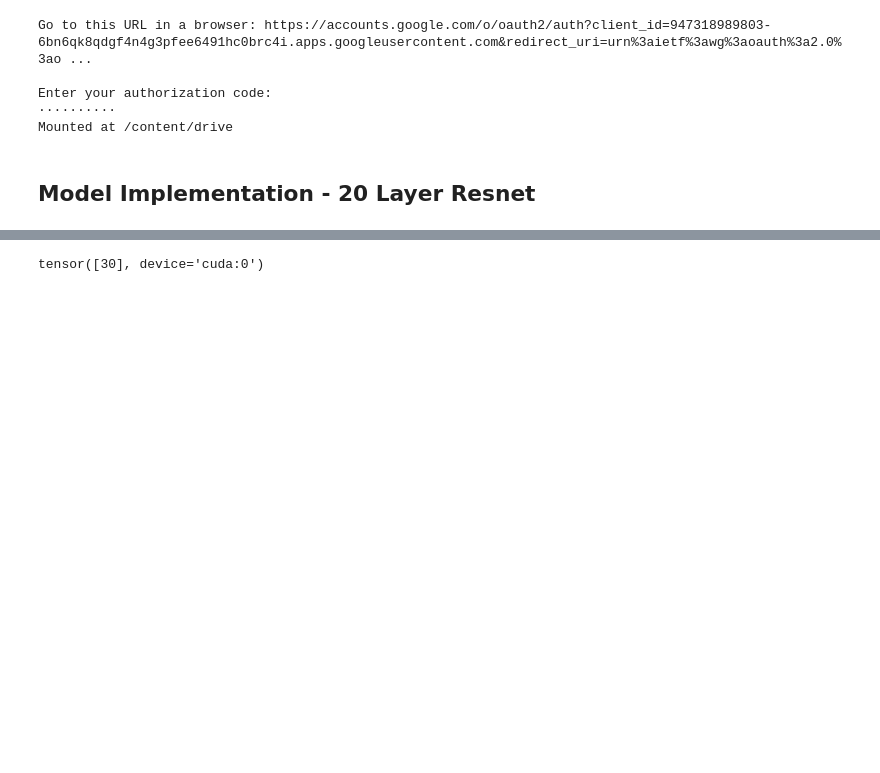
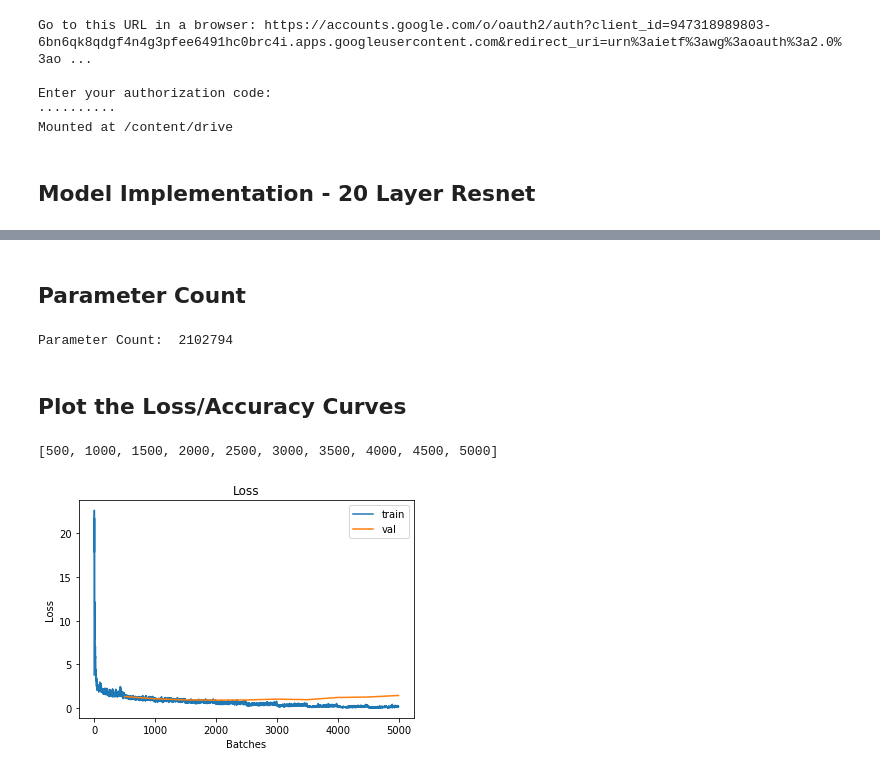
Before and after one commit to ericburdett/cs601r-dl, a Jupyter notebook: DL_Lab1.ipynb, the cells around one changed output, grey strips where cells are left out. Saved outputs shown, nothing was run; the diff lists cells and outputs as text; code cells hidden in the pictures; blank space fills up the shorter version.

Commit message:
Plots, Confusion Matrix

```diff
--- a/DL_Lab1.ipynb
+++ b/DL_Lab1.ipynb
@@ -205,13 +193,13 @@ class PytorchResnet(nn.Module):
     return self.model(x)
 # %%
 def train():
-  NUM_EPOCHS = 1
-  BATCH_SIZE = 500
+  NUM_EPOCHS = 10
+  BATCH_SIZE = 100
 
-  train_dataset = TinyImagenetDataset(dataset_type='train')
-  val_dataset = TinyImagenetDataset(dataset_type='val')
+  train_dataset = torchvision.datasets.CIFAR10('/content/cifar-train', train=True, download=True, transform=transforms.Compose([transforms.ToTensor()]))
+  val_dataset = torchvision.datasets.CIFAR10('/content/cifar-val', train=False, download=True, transform=transforms.Compose([transforms.ToTensor()]))
 
-  model = PytorchResnet(dataset.num_classes())
+  model = Resnet(train_dataset, 10) #PytorchResnet(dataset.num_classes())
   model = model.cuda()
 
   objective = nn.CrossEntropyLoss()
@@ -230,6 +218,9 @@ def train():
   train_accs = []
   val_losses = []
   val_accs = []
+
+  predictions = np.array([])
+  actual = np.array([])
 
   for epoch in range(NUM_EPOCHS):
     loop = tqdm(total=len(train_loader), position=0, leave=True)
@@ -267,6 +258,10 @@ def train():
 
         val_y_hat = model(val_x)
 
+        if epoch == (NUM_EPOCHS - 1):
+          predictions = np.append(predictions, val_y_hat.argmax(1).cpu().numpy())
+          actual = np.append(actual, val_y_truth.cpu().numpy())
+
         val_acc = torch.eq(val_y_hat.argmax(1), val_y_truth.long()).float().mean()
         val_loss = objective(val_y_hat, val_y_truth.long())
 
@@ -280,10 +275,10 @@ def train():
 
   loop.close()
 
-  return model, train_losses, train_accs, val_losses, val_accs
+  return model, train_losses, train_accs, val_losses, val_accs, predictions, actual
 
 try:
-  model, train_losses, train_accs, val_losses, val_accs = train()
+  model, train_losses, train_accs, val_losses, val_accs, predictions, actual = train()
   gc.collect()
 except:
   gc.collect()
@@ -293,5 +299,23 @@ Validation - epoch:0, loss:5.1325, acc:0.0784
-# %%
-model.eval()
-model(dataset[50][0].unsqueeze(0).cuda()).argmax(1)
-# %% [output]
-tensor([30], device='cuda:0')
+# %% [markdown]
+## Parameter Count
+# %%
+print("Parameter Count: ", sum(param.numel() for param in model.parameters()))
+# %% [output]
+Parameter Count:  2102794
+# %% [markdown]
+## Plot the Loss/Accuracy Curves
+# %%
+[x for x in range(len(train_losses) // len(val_losses), len(train_losses) + 1, len(train_losses) // len(val_losses))]
+# %% [output]
+[500, 1000, 1500, 2000, 2500, 3000, 3500, 4000, 4500, 5000]
+# %%
+plt.title('Loss')
+plt.xlabel('Batches')
+plt.ylabel('Loss')
+val_x, val_y = [x for x in range(len(train_losses) // len(val_losses), len(train_losses) + 1, len(train_losses) // len(val_losses))], val_losses
+plt.plot(train_losses, label='train')
+plt.plot(val_x, val_y, label='val')
+plt.legend()
+plt.show()
+# %% [output]
+[figure, added]
```
Also changed, not shown: parts of 5 cells of this notebook.
